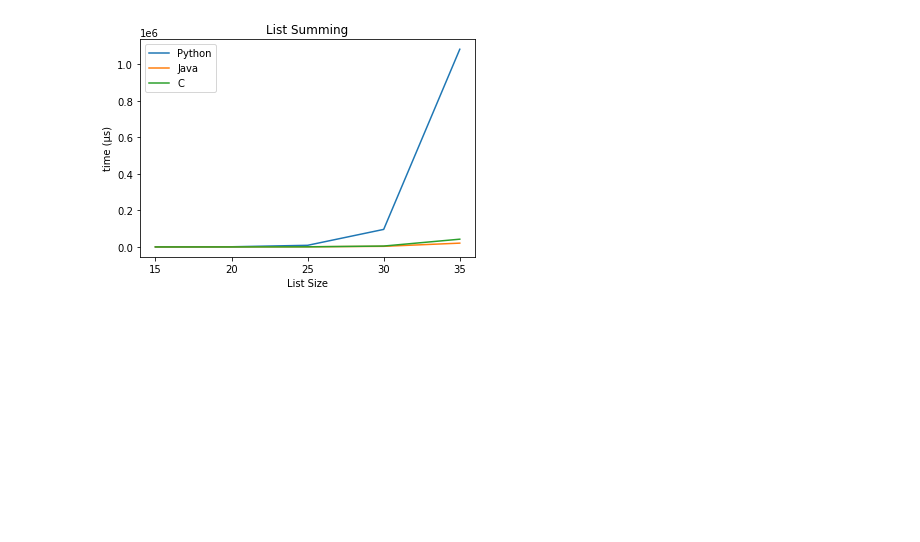
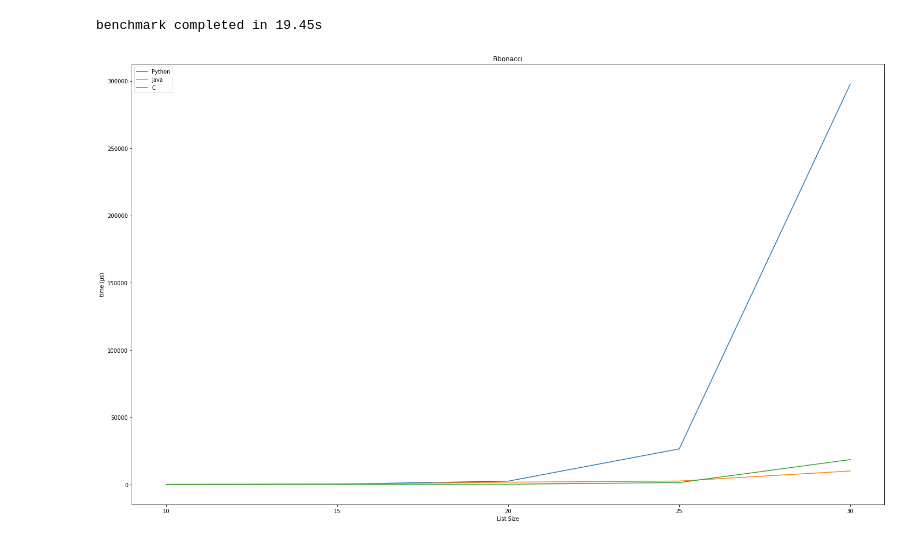
Before and after one commit to lilith0001/runtime, a Jupyter notebook: main.ipynb, the cells around one changed output. Cells and saved outputs as stored; diff of their text form; code cells hidden in the pictures; blank space fills up the shorter version.

```diff
--- a/main.ipynb
+++ b/main.ipynb
@@ -175,27 +224,42 @@ graph_sel()
 # %%
-def graph_fib():
+def graph_fib(runs):
 	unit = 'µs'
 	#unit = 'ms'
-	fibs = {'15':fibonacci(size='15',unit=unit),
-			'20':fibonacci(size='20',unit=unit),
-			'25':fibonacci(size='25',unit=unit),
-			'30':fibonacci(size='30',unit=unit),
-			'35':fibonacci(size='35',unit=unit)}
-			#'5':selection(size='10000',unit=unit)}
-	c, py, java = list(), list(), list()
-	for value in fibs.values():
-		c.append(value['C'])
-		py.append(value['Python'])
-		java.append(value['Java'])
-	plt.title('List Summing')
+	fib = dict()
+	start = time.time_ns()
+	for i in range(runs):
+		fib[i] = {'10':fibonacci(size='10',unit=unit),
+				  '15':fibonacci(size='15',unit=unit),
+				  '20':fibonacci(size='20',unit=unit),
+				  '25':fibonacci(size='25',unit=unit),
+				  '30':fibonacci(size='30',unit=unit)}
+	end = time.time_ns()
+	benchmark_time = "{:.2f}".format((end-start)/1000/1000/1000)
+	print(f"benchmark completed in {benchmark_time}s")
+	c, java, py = [0] * 5, [0] * 5, [0] * 5
+	for i in range(runs):
+		j = 0
+		for value in fib[i].values():
+			c[j] += value['C']
+			java[j] += value['Java']
+			py[j] += value['Python']
+			j += 1
+	for value in c:
+		value = value / runs
+	for value in java:
+		value = value / runs
+	for value in py:
+		value = value / runs
+	plt.title('Fibonacci')
+	plt.rcParams['figure.figsize'] = [25, 15]
 	plt.ylabel(f'time ({unit})')
 	plt.xlabel(f'List Size')
-	plt.plot(fibs.keys(), py, label='Python')
-	plt.plot(fibs.keys(), java, label='Java')
-	plt.plot(fibs.keys(), c, label='C')
+	plt.plot(fib[0].keys(), py, label='Python')
+	plt.plot(fib[0].keys(), java, label='Java')
+	plt.plot(fib[0].keys(), c, label='C')
 	plt.legend()
-	#plt.yscale('log')
 	plt.show()
-graph_fib()
+graph_fib(runs=3)
 # %% [output]
+benchmark completed in 19.45s
-[figure, old version]
+[figure, new version]
```
Also changed, not shown: parts of 4 cells of this notebook, 2 other files.
